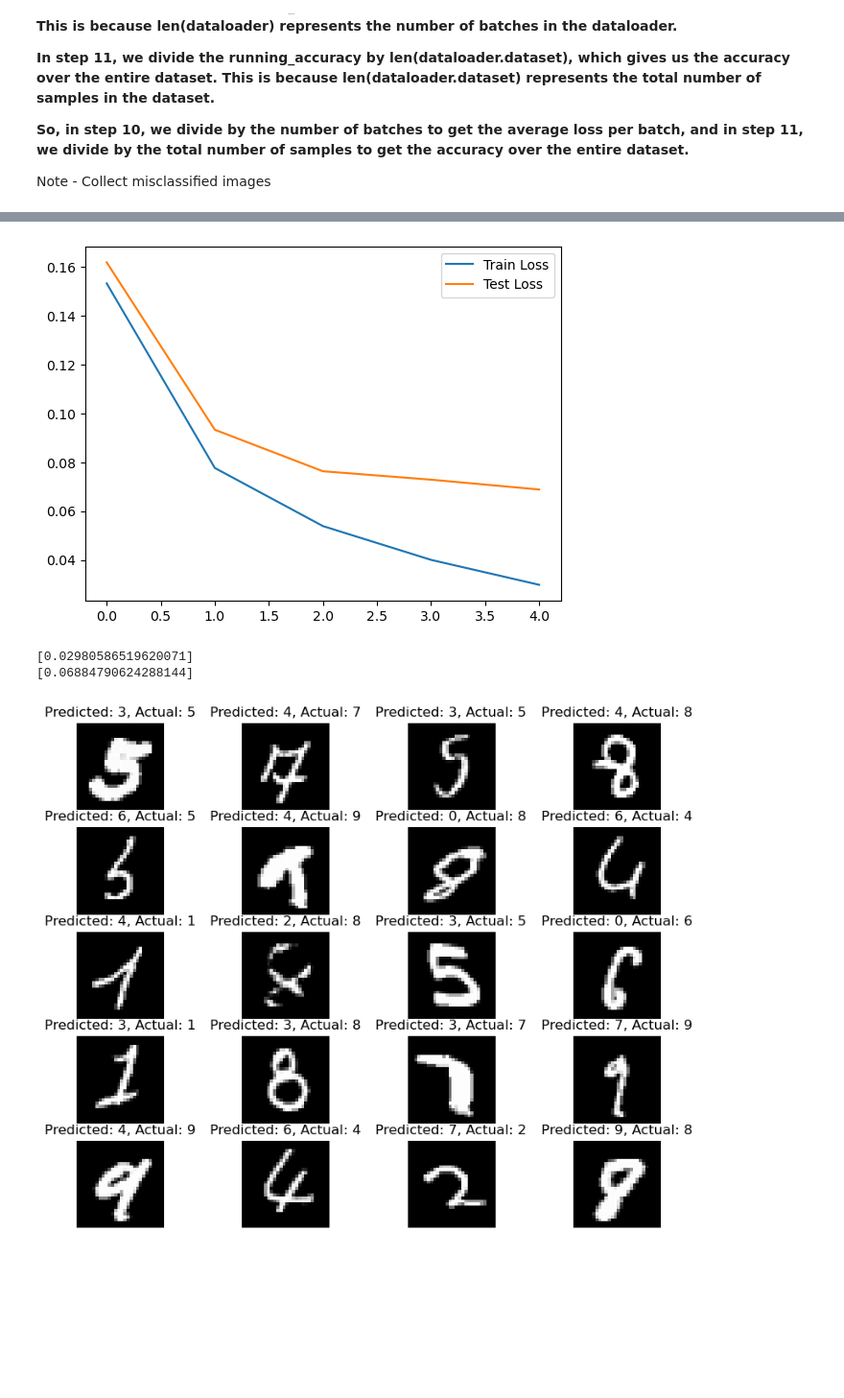
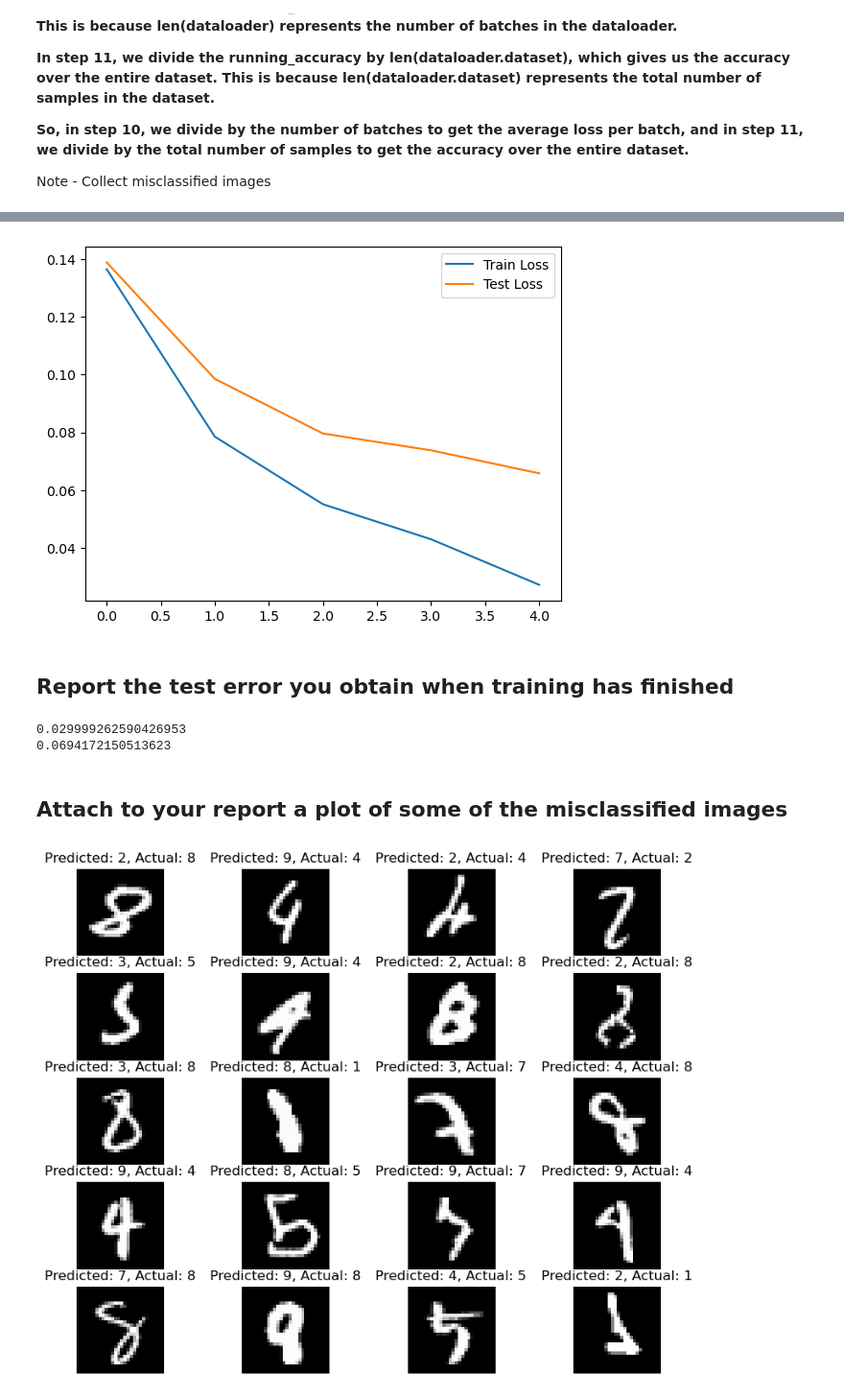
Before and after one commit to tamaricoh/ADL_second_project, a Jupyter notebook: ex3.ipynb, the cells around one changed output, grey strips where cells are left out. Shown at 96% size. Saved outputs shown, nothing was run; the diff lists cells and outputs as text; code cells hidden in the pictures; blank space fills up the shorter version.

Commit message:
Task_1_complete

```diff
--- a/ex3.ipynb
+++ b/ex3.ipynb
@@ -0,0 +19,9 @@
+# %%
+height = 28
+width = 28
+input_size = height * width
+hidden_size = 500
+num_classes = 10
+num_epochs = 5
+batch_size = 100
+learning_rate = 0.001
@@ -207,30 +198,55 @@ Epoch [5/5], Train Loss: 0.0298, Train Acc: 99.16%, Test Loss: 0.0688, Test Acc:
 # %%
-# add a plot of the train and test error graphs during training
-plt.plot(train_loss_history, label='Train Loss')
-plt.plot(test_loss_history, label='Test Loss')
-plt.legend()
-plt.show()
+
+def task_1_plot(train_loss_history, test_loss_history):
+    plt.plot(train_loss_history[1:], label='Train Loss')
+    plt.plot(test_loss_history[1:], label='Test Loss')
+    plt.legend()
+    plt.show()
+
+task_1_plot(train_loss_history ,test_loss_history)
 # %% [output]
-[figure, old version]
+[figure, new version]
-# %%
-# report the test error you obtain when training has finished
-last = num_epochs - 1
-last_lose_train = [train_loss_history[last]]
-last_lose_test = [test_loss_history[last]]
-print(last_lose_train)
-print(last_lose_test)
-# %% [output]
-[0.02980586519620071]
-[0.06884790624288144]
+# %% [markdown]
+## Report the test error you obtain when training has finished
+# %%
+last_lose_train = train_loss_history[-1]
+last_lose_test = test_loss_history[-1]
+print(last_lose_train)
+print(last_lose_test)
+# %% [output]
+0.029999262590426953
+0.0694172150513623
+# %% [markdown]
+## Attach to your report a plot of some of the misclassified images
+# %%
+def get_misclasified_images(num_of_images):
+    counter = 0
+    misclassified_images = []
+    with torch.no_grad():
+        for data, target in test_dataloader:
+            data = data.reshape(-1, input_size).to(device)
+            target = target.to(device)
+
+            output = NN_model(data)
+            _, predicted = torch.max(output.data, 1)
+            mask = (predicted != target)
+
+            for img, pred, actual in zip(data[mask], predicted[mask], target[mask]):
+                misclassified_images.append((img, pred, actual))
+                counter += 1
+
+            if counter >= num_of_images:
+                break
+    return misclassified_images
 # %%
-# attach to your report a plot of some of the misclassified images
-misclassified = misclassified_images
 fig, axes = plt.subplots(nrows=5, ncols=4, figsize=(10, 8))
-for ax, (img, pred, actual) in zip(axes.flat, misclassified[:20]):
-    img = img.cpu().numpy().reshape(28, 28)
+
+misclassified_images = get_misclasified_images(20)
+for ax, (img, pred, actual) in zip(axes.flat, misclassified_images):
+    img = img.cpu().numpy().reshape(height, width)
     ax.imshow(img, cmap='gray')
     ax.set_title(f'Predicted: {pred}, Actual: {actual}')
     ax.axis('off')
 plt.show()
 # %% [output]
-[figure, old version]
+[figure, new version]
```
Also changed, not shown: parts of 20 cells of this notebook.
